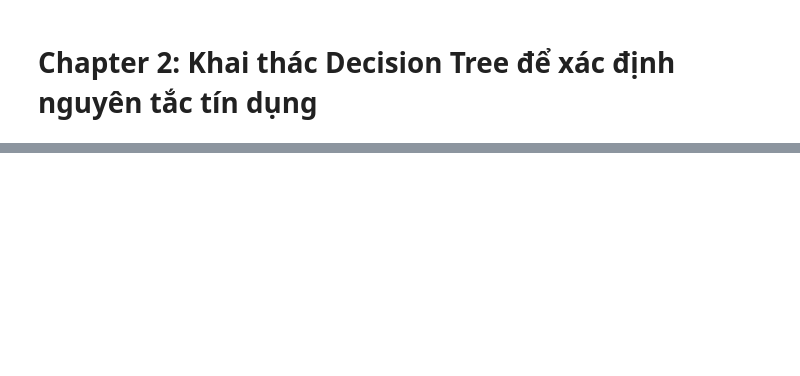
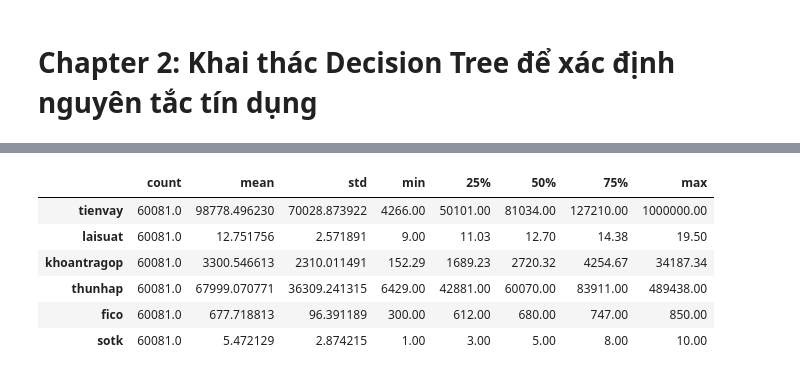
Before and after one commit to lktuan/ds4fb, a Jupyter notebook: notebooks/chapter2_decision_tree.ipynb, the cells around one changed output, grey strips where cells are left out. Saved outputs shown, nothing was run; the diff lists cells and outputs as text; code cells hidden in the pictures; blank space fills up the shorter version.

```diff
--- a/notebooks/chapter2_decision_tree.ipynb
+++ b/notebooks/chapter2_decision_tree.ipynb
@@ -21,0 +182,24 @@ dataset.head()
+# %%
+# chia nhóm thuộc tính
+
+numerical_features = ["tienvay", "laisuat", "khoantragop", "thunhap", "fico", "sotk"]
+
+categorical_features = [
+    "trangthai",
+    "xephang",
+    "kinhnghiem",
+    "tsdb",
+    "xacminh",
+    "mucdich",
+    "diaphuong",
+]
+# %%
+display(dataset[numerical_features].describe().T)
+# %% [output]
+|  | count | mean | std | min | 25% | 50% | 75% | max |
+| tienvay | 60081.0 | 98778.496230 | 70028.873922 | 4266.00 | 50101.00 | 81034.00 | 127210.00 | 1000000.00 |
+| laisuat | 60081.0 | 12.751756 | 2.571891 | 9.00 | 11.03 | 12.70 | 14.38 | 19.50 |
+| khoantragop | 60081.0 | 3300.546613 | 2310.011491 | 152.29 | 1689.23 | 2720.32 | 4254.67 | 34187.34 |
+| thunhap | 60081.0 | 67999.070771 | 36309.241315 | 6429.00 | 42881.00 | 60070.00 | 83911.00 | 489438.00 |
+| fico | 60081.0 | 677.718813 | 96.391189 | 300.00 | 612.00 | 680.00 | 747.00 | 850.00 |
+| sotk | 60081.0 | 5.472129 | 2.874215 | 1.00 | 3.00 | 5.00 | 8.00 | 10.00 |
```
Also changed, not shown: parts of 25 cells of this notebook, 3 other files.
